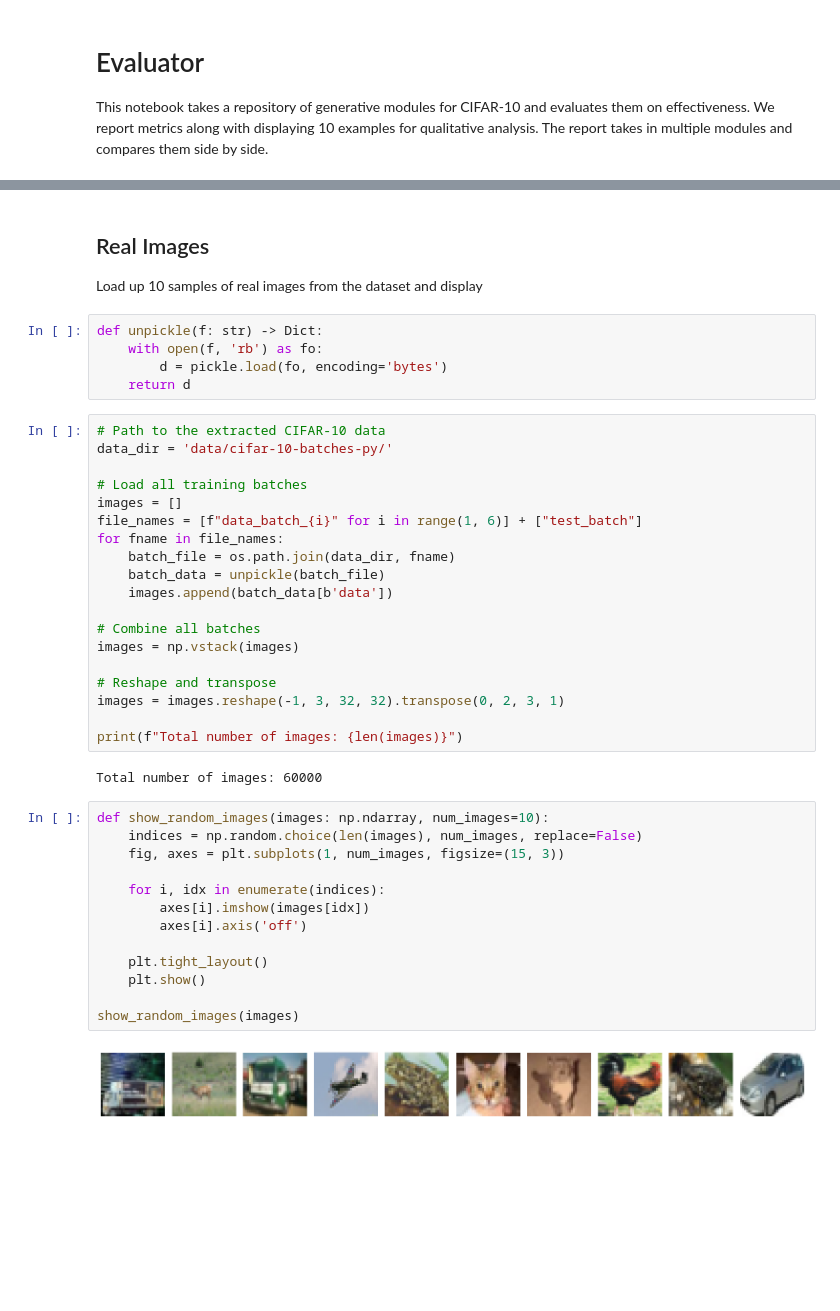
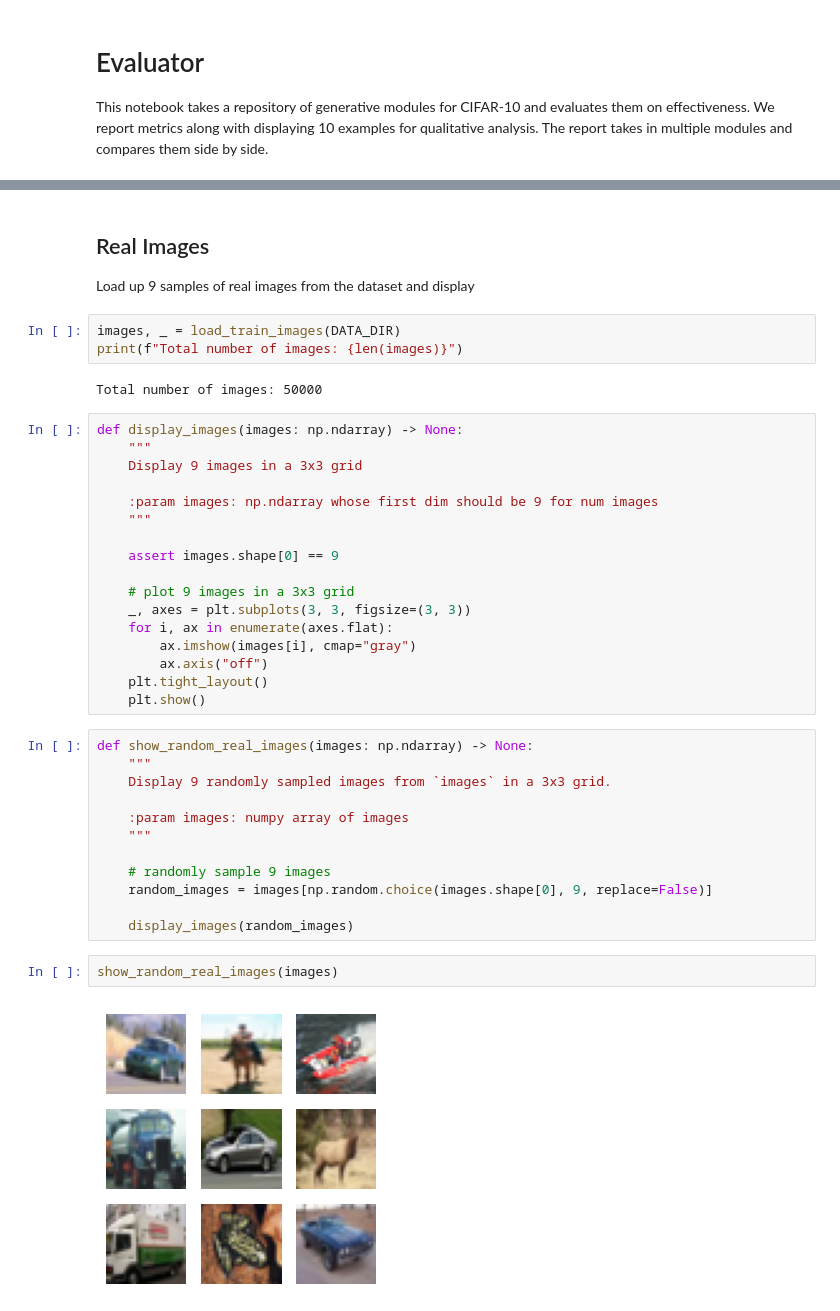
Before and after one commit to SirjanK/DiffusionPractice, a Jupyter notebook: Evaluator.ipynb, the cells around one changed output, grey strips where cells are left out. Saved outputs shown, nothing was run; the diff lists cells and outputs as text; blank space fills up the shorter version.

```diff
--- a/Evaluator.ipynb
+++ b/Evaluator.ipynb
@@ -16,44 +14,41 @@ from common.data_utils import load_train_images
 # %% [markdown]
 ## Real Images
-Load up 10 samples of real images from the dataset and display
+Load up 9 samples of real images from the dataset and display
-# %%
-def unpickle(f: str) -> Dict:
-    with open(f, 'rb') as fo:
-        d = pickle.load(fo, encoding='bytes')
-    return d
 # %%
-# Path to the extracted CIFAR-10 data
-data_dir = 'data/cifar-10-batches-py/'
-
-# Load all training batches
-images = []
-file_names = [f"data_batch_{i}" for i in range(1, 6)] + ["test_batch"]
-for fname in file_names:
-    batch_file = os.path.join(data_dir, fname)
-    batch_data = unpickle(batch_file)
-    images.append(batch_data[b'data'])
-
-# Combine all batches
-images = np.vstack(images)
-
-# Reshape and transpose
-images = images.reshape(-1, 3, 32, 32).transpose(0, 2, 3, 1)
-
+images, _ = load_train_images(DATA_DIR)
 print(f"Total number of images: {len(images)}")
 # %% [output]
-Total number of images: 60000
+Total number of images: 50000
+# %%
+def display_images(images: np.ndarray) -> None:
+    """
+    Display 9 images in a 3x3 grid
+
+    :param images: np.ndarray whose first dim should be 9 for num images
+    """
+
+    assert images.shape[0] == 9
+
+    # plot 9 images in a 3x3 grid
+    _, axes = plt.subplots(3, 3, figsize=(3, 3))
+    for i, ax in enumerate(axes.flat):
+        ax.imshow(images[i], cmap="gray")
+        ax.axis("off")
+    plt.tight_layout()
+    plt.show()
 # %%
-def show_random_images(images: np.ndarray, num_images=10):
-    indices = np.random.choice(len(images), num_images, replace=False)
-    fig, axes = plt.subplots(1, num_images, figsize=(15, 3))
+def show_random_real_images(images: np.ndarray) -> None:
+    """
+    Display 9 randomly sampled images from `images` in a 3x3 grid.
 
-    for i, idx in enumerate(indices):
-        axes[i].imshow(images[idx])
-        axes[i].axis('off')
+    :param images: numpy array of images
+    """
 
-    plt.tight_layout()
-    plt.show()
+    # randomly sample 9 images
+    random_images = images[np.random.choice(images.shape[0], 9, replace=False)]
 
-show_random_images(images)
+    display_images(random_images)
-# %% [output]
-[figure, removed]
+# %%
+show_random_real_images(images)
+# %% [output]
+[figure, added]
```
Also changed, not shown: parts of 1 cell of this notebook, 1 other file.
